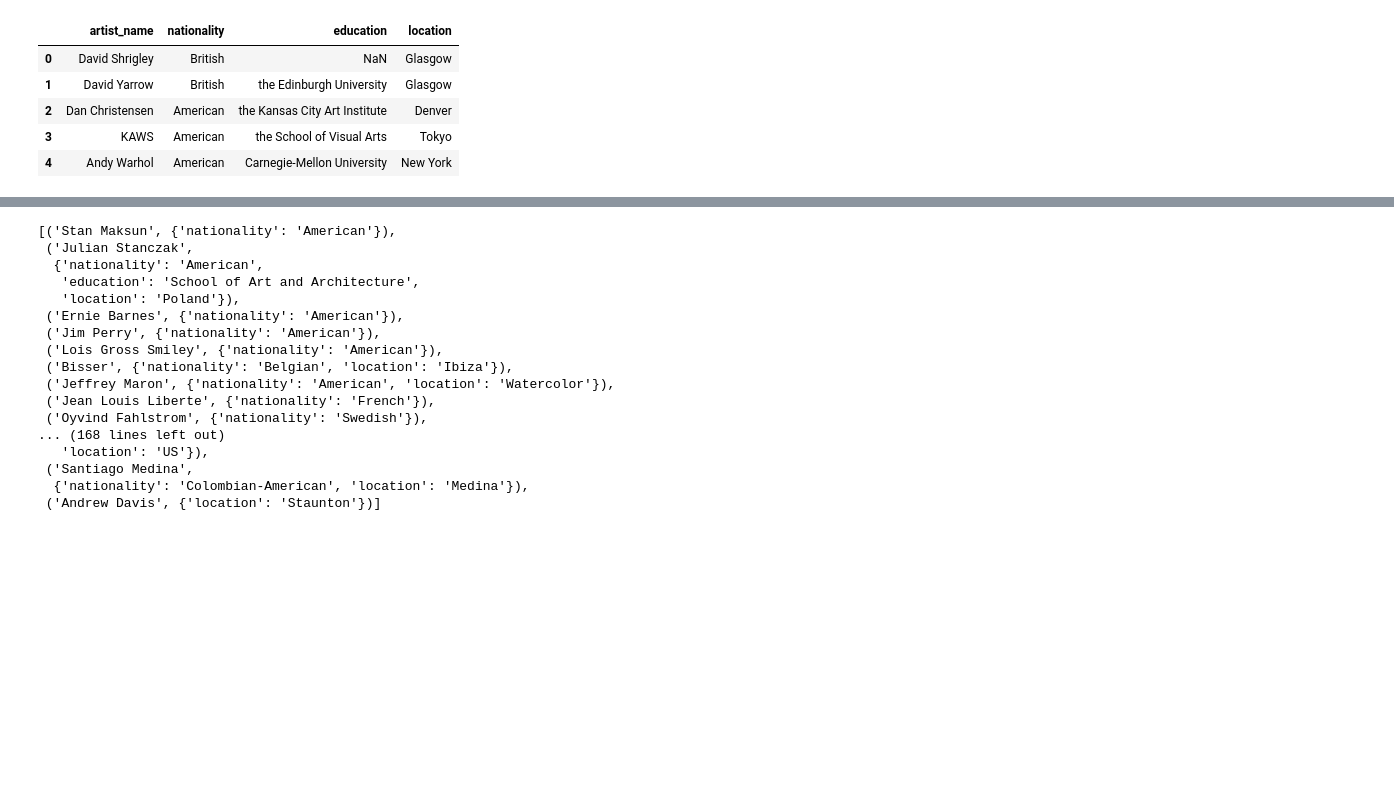
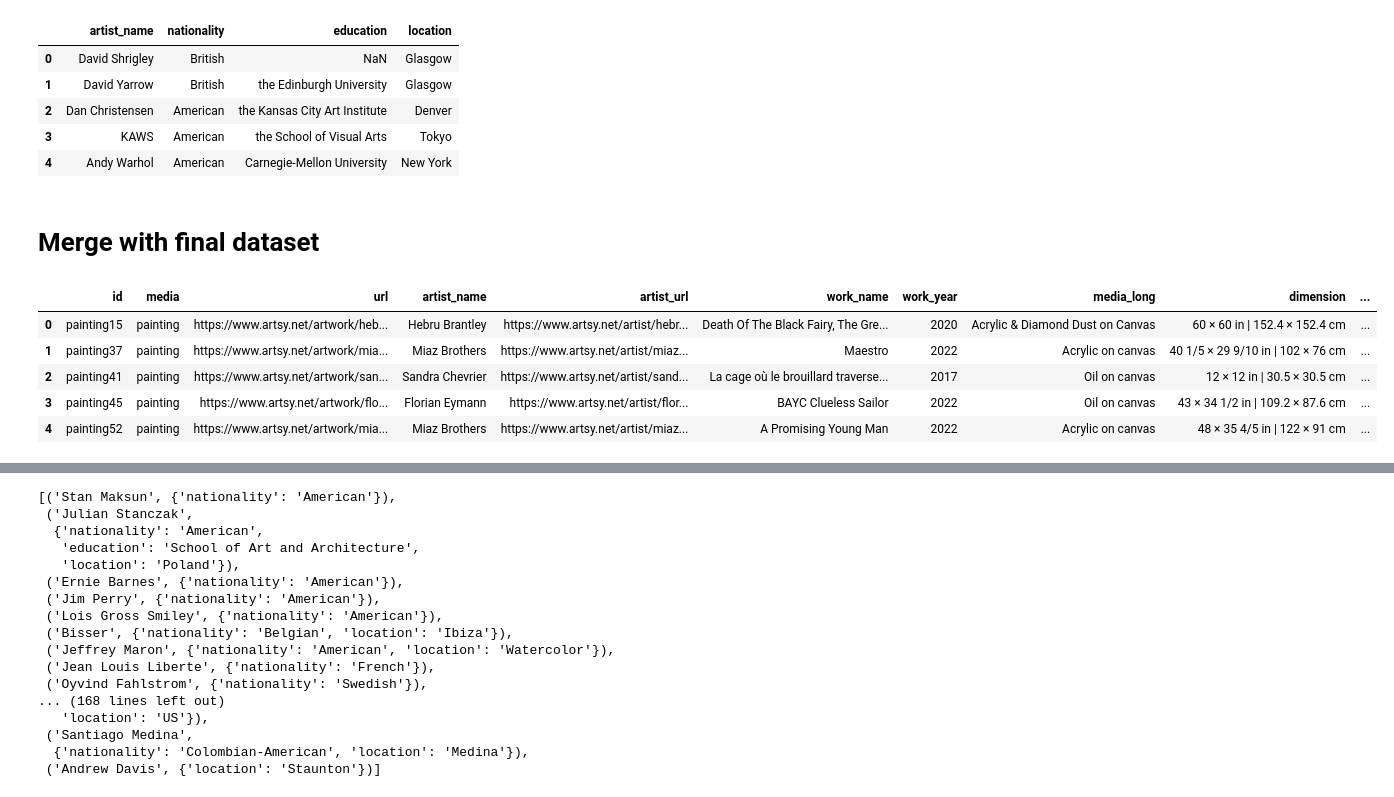
Before and after one commit to qianmiangai/dsci-558-project, a Jupyter notebook: Untitled Folder/Artist Recommendation.ipynb, the cells around one changed output, grey strips where cells are left out. Drawn from its saved outputs; the diff is of its cells as text; code cells hidden in the pictures; blank space fills up the shorter version.

Commit message:
updated full dataset

```diff
--- a/Untitled Folder/Artist Recommendation.ipynb
+++ b/Untitled Folder/Artist Recommendation.ipynb
@@ -131,3 +131,16 @@ artist_profiles_df.head()
 | 2 | Dan Christensen | American | the Kansas City Art Institute | Denver |
 | 3 | KAWS | American | the School of Visual Arts | Tokyo |
 | 4 | Andy Warhol | American | Carnegie-Mellon University | New York |
+# %% [markdown]
+# Merge with final dataset
+# %%
+final_df = pd.read_csv("../FinalDataSetCreation/FinalDataSet.csv")
+# %%
+final_df.head()
+# %% [output]
+|  | id | media | url | artist_name | artist_url | work_name | work_year | media_long | dimension | ... |
+| 0 | painting15 | painting | https://www.artsy.net/artwork/heb... | Hebru Brantley | https://www.artsy.net/artist/hebr... | Death Of The Black Fairy, The Gre... | 2020 | Acrylic & Diamond Dust on Canvas | 60 × 60 in | 152.4 × 152.4 cm | ... |
+| 1 | painting37 | painting | https://www.artsy.net/artwork/mia... | Miaz Brothers | https://www.artsy.net/artist/miaz... | Maestro | 2022 | Acrylic on canvas | 40 1/5 × 29 9/10 in | 102 × 76 cm | ... |
+| 2 | painting41 | painting | https://www.artsy.net/artwork/san... | Sandra Chevrier | https://www.artsy.net/artist/sand... | La cage où le brouillard traverse... | 2017 | Oil on canvas | 12 × 12 in | 30.5 × 30.5 cm | ... |
+| 3 | painting45 | painting | https://www.artsy.net/artwork/flo... | Florian Eymann | https://www.artsy.net/artist/flor... | BAYC Clueless Sailor | 2022 | Oil on canvas | 43 × 34 1/2 in | 109.2 × 87.6 cm | ... |
+| 4 | painting52 | painting | https://www.artsy.net/artwork/mia... | Miaz Brothers | https://www.artsy.net/artist/miaz... | A Promising Young Man | 2022 | Acrylic on canvas | 48 × 35 4/5 in | 122 × 91 cm | ... |
```
Also changed, not shown: parts of 7 cells of this notebook, 2 other files.
